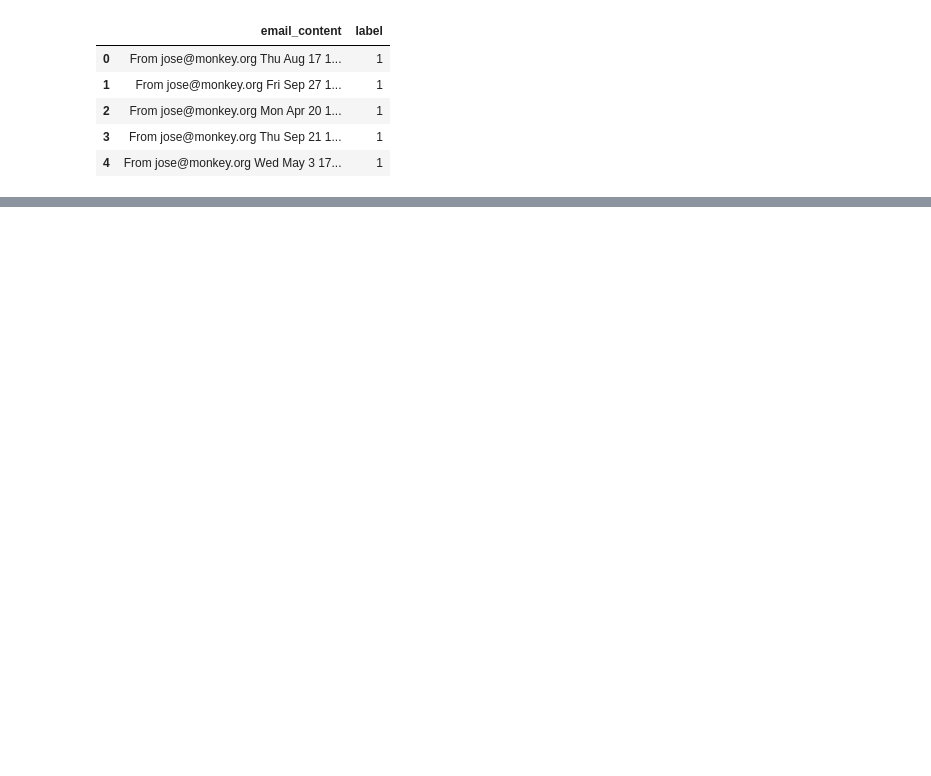
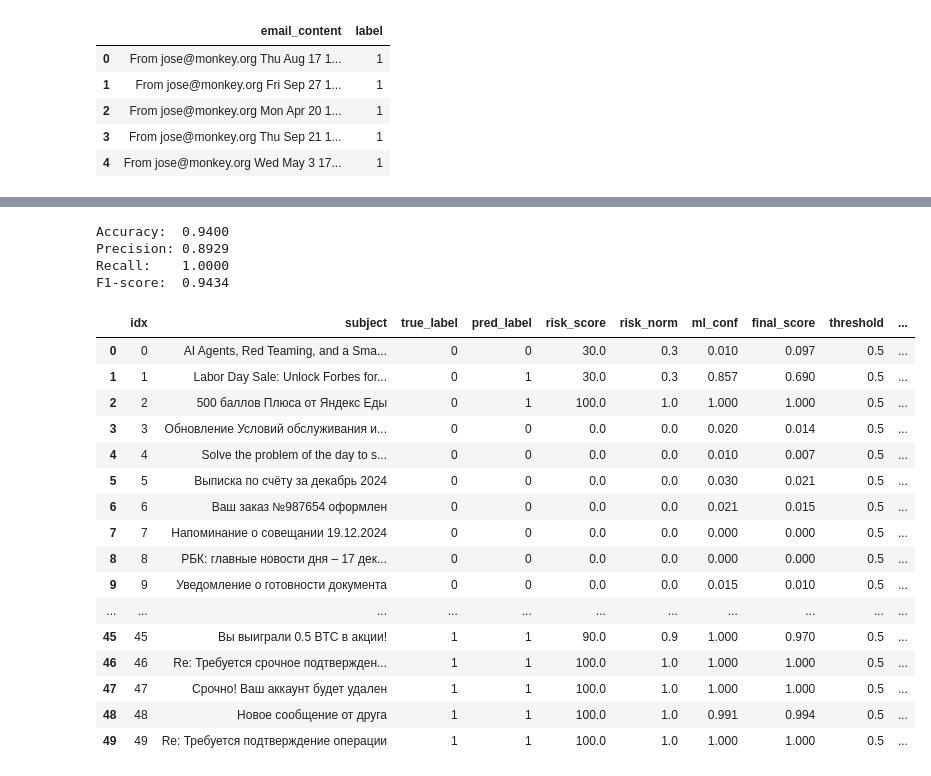
Before and after one commit to avseitsevad/eml-phishing-analyzer, a Jupyter notebook: notebooks/dataset_and_features.ipynb, the cells around one changed output, grey strips where cells are left out. Saved outputs shown, nothing was run; the diff lists cells and outputs as text; code cells hidden in the pictures; blank space fills up the shorter version.

```diff
--- a/notebooks/dataset_and_features.ipynb
+++ b/notebooks/dataset_and_features.ipynb
@@ -1215,0 +989,36 @@ print("\n" + "="*80)
+# %%
+from sklearn.metrics import accuracy_score, precision_score, recall_score, f1_score
+
+if results_df["true_label"].notna().all():
+    y_true = results_df["true_label"].astype(int).values
+    y_pred = results_df["pred_label"].astype(int).values
+
+    print(f"Accuracy:  {accuracy_score(y_true, y_pred):.4f}")
+    print(f"Precision: {precision_score(y_true, y_pred, zero_division=0):.4f}")
+    print(f"Recall:    {recall_score(y_true, y_pred):.4f}")
+    print(f"F1-score:  {f1_score(y_true, y_pred):.4f}")
+# %% [output]
+Accuracy:  0.9400
+Precision: 0.8929
+Recall:    1.0000
+F1-score:  0.9434
+# %%
+display(results_df)
+# %% [output]
+|  | idx | subject | true_label | pred_label | risk_score | risk_norm | ml_conf | final_score | threshold | ... |
+| 0 | 0 | AI Agents, Red Teaming, and a Sma... | 0 | 0 | 30.0 | 0.3 | 0.010 | 0.097 | 0.5 | ... |
+| 1 | 1 | Labor Day Sale: Unlock Forbes for... | 0 | 1 | 30.0 | 0.3 | 0.857 | 0.690 | 0.5 | ... |
+| 2 | 2 | 500 баллов Плюса от Яндекс Еды | 0 | 1 | 100.0 | 1.0 | 1.000 | 1.000 | 0.5 | ... |
+| 3 | 3 | Обновление Условий обслуживания и... | 0 | 0 | 0.0 | 0.0 | 0.020 | 0.014 | 0.5 | ... |
+| 4 | 4 | Solve the problem of the day to s... | 0 | 0 | 0.0 | 0.0 | 0.010 | 0.007 | 0.5 | ... |
+| 5 | 5 | Выписка по счёту за декабрь 2024 | 0 | 0 | 0.0 | 0.0 | 0.030 | 0.021 | 0.5 | ... |
+| 6 | 6 | Ваш заказ №987654 оформлен | 0 | 0 | 0.0 | 0.0 | 0.021 | 0.015 | 0.5 | ... |
+| 7 | 7 | Напоминание о совещании 19.12.2024 | 0 | 0 | 0.0 | 0.0 | 0.000 | 0.000 | 0.5 | ... |
+| 8 | 8 | РБК: главные новости дня – 17 дек... | 0 | 0 | 0.0 | 0.0 | 0.000 | 0.000 | 0.5 | ... |
+| 9 | 9 | Уведомление о готовности документа | 0 | 0 | 0.0 | 0.0 | 0.015 | 0.010 | 0.5 | ... |
+| ... | ... | ... | ... | ... | ... | ... | ... | ... | ... | ... |
+| 45 | 45 | Вы выиграли 0.5 BTC в акции! | 1 | 1 | 90.0 | 0.9 | 1.000 | 0.970 | 0.5 | ... |
+| 46 | 46 | Re: Требуется срочное подтвержден... | 1 | 1 | 100.0 | 1.0 | 1.000 | 1.000 | 0.5 | ... |
+| 47 | 47 | Срочно! Ваш аккаунт будет удален | 1 | 1 | 100.0 | 1.0 | 1.000 | 1.000 | 0.5 | ... |
+| 48 | 48 | Новое сообщение от друга | 1 | 1 | 100.0 | 1.0 | 0.991 | 0.994 | 0.5 | ... |
+| 49 | 49 | Re: Требуется подтверждение операции | 1 | 1 | 100.0 | 1.0 | 1.000 | 1.000 | 0.5 | ... |
```
Also changed, not shown: parts of 116 cells of this notebook, 21 other files.
